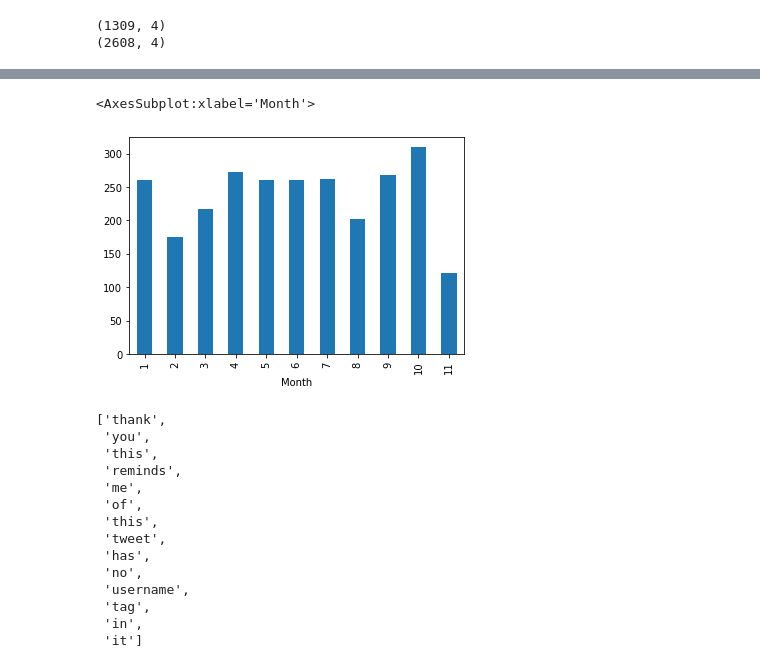
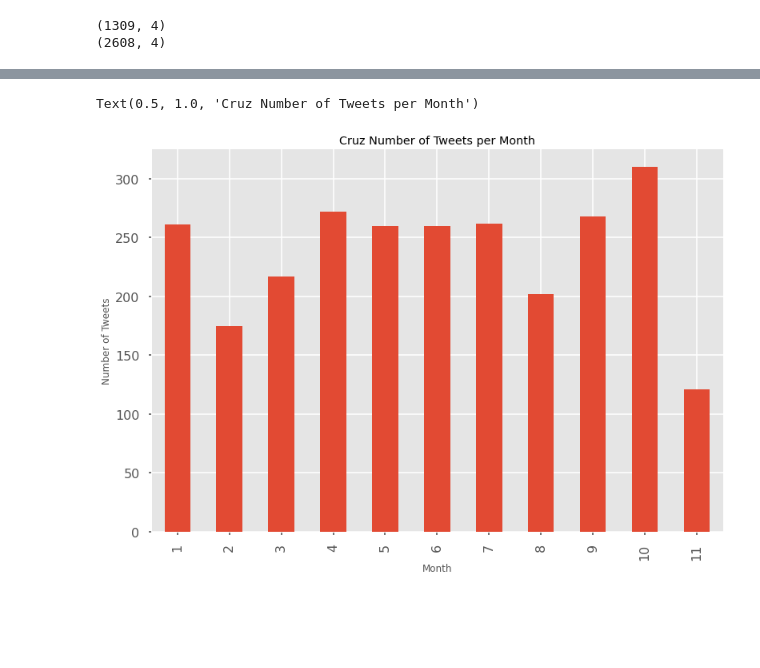
Before and after one commit to cole-herndon/stat_426_final, a Jupyter notebook: final.ipynb, the cells around one changed output, grey strips where cells are left out. Drawn from its saved outputs; the diff is of its cells as text; code cells hidden in the pictures; blank space fills up the shorter version.

```diff
--- a/final.ipynb
+++ b/final.ipynb
@@ -12,3 +15,6 @@ import snscrape.modules.twitter as sntwitter
+# %%
+style.use('seaborn-poster') #sets the size of the charts
+style.use('ggplot')
 # %%
 #This controls how many quotes to return
 #It looks like 109 is the max amount of quotes I can call at once
@@ -81,0 +72,3 @@ aoc_df
+# %%
+aoc_df = pd.read_csv(r"C:\Users\cherndon\python_practice\Final Project\aoc tweets.csv")
+cruz_df = pd.read_csv(r"C:\Users\cherndon\python_practice\Final Project\cruz tweets.csv")
@@ -87,6 +86,8 @@ aoc_df.groupby('Month')['Tweet Id'].count().plot.bar()
 # %%
 cruz_df.groupby('Month')['Tweet Id'].count().plot.bar()
+plt.ylabel('Number of Tweets')
+plt.title("Cruz Number of Tweets per Month")
 # %% [output]
-<AxesSubplot:xlabel='Month'>
+Text(0.5, 1.0, 'Cruz Number of Tweets per Month')
-[figure, old version]
+[figure, new version]
 # %%
@@ -94,20 +95,3 @@ tweets = ['@joe123 thank you', 'this reminds me of @john12', 'this tweet has no
 
 clean_tweets = [word for tweet in tweets for word in tweet.split() if not word.startswith('@')]
-# %%
-clean_tweets
-# %% [output]
-['thank',
- 'you',
- 'this',
- 'reminds',
- 'me',
- 'of',
- 'this',
- 'tweet',
- 'has',
- 'no',
- 'username',
- 'tag',
- 'in',
- 'it']
 # %%
```
Also changed, not shown: parts of 15 cells of this notebook.
